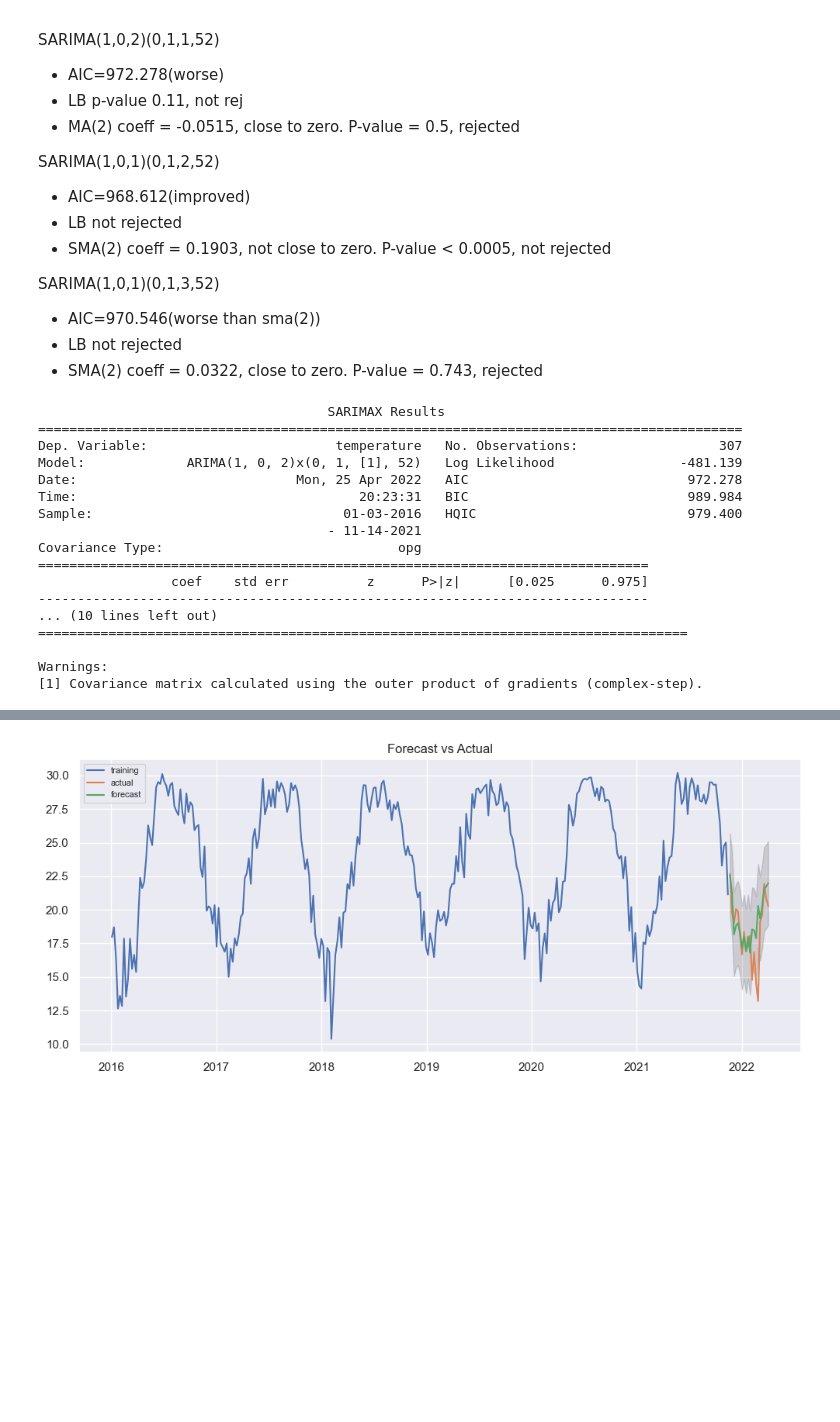
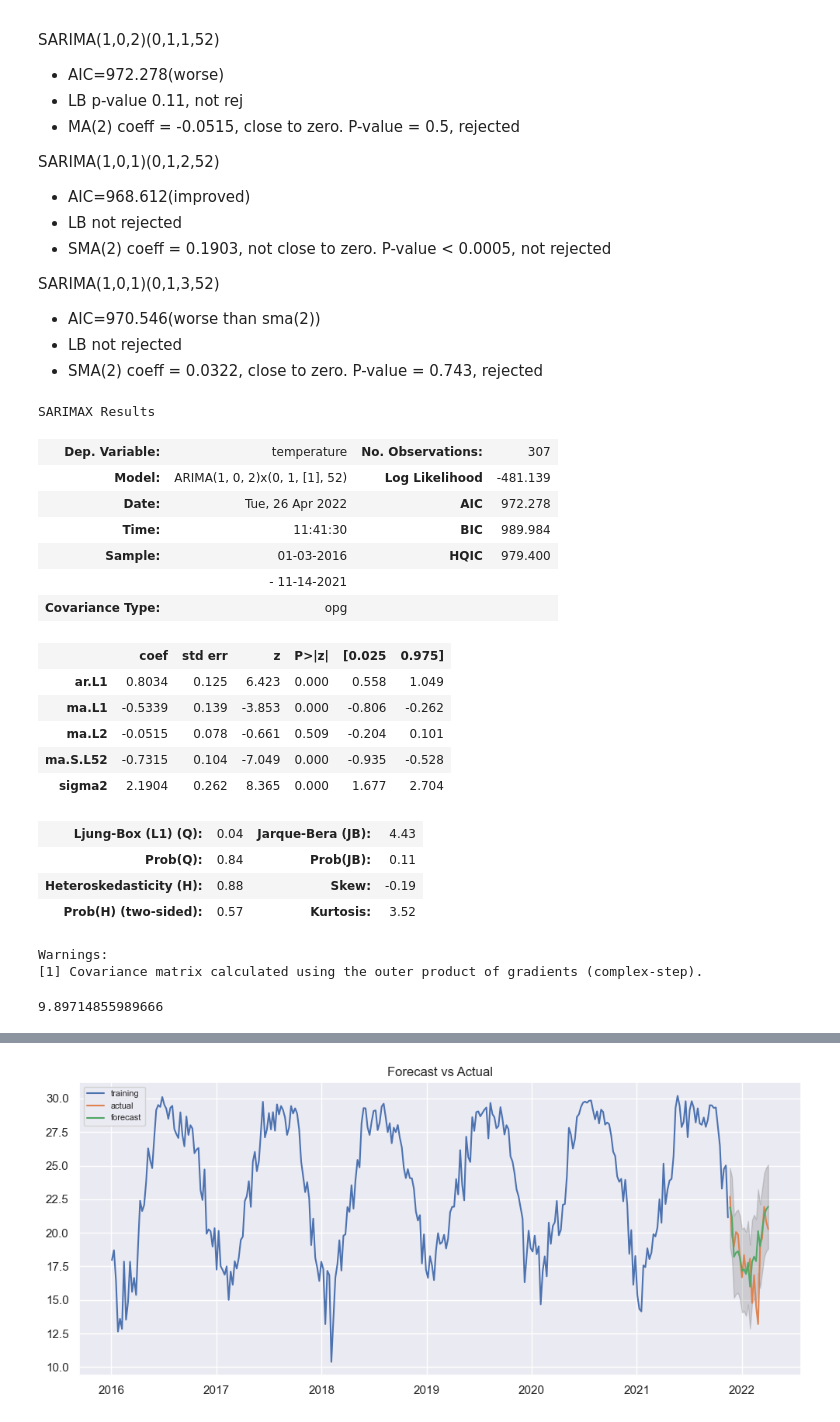
Before and after one commit to Nonug/stat4601-project, a Jupyter notebook: model_fitting.ipynb, the cells around one changed output, grey strips where cells are left out. Drawn from its saved outputs; the diff is of its cells as text; code cells hidden in the pictures; blank space fills up the shorter version.

```diff
--- a/model_fitting.ipynb
+++ b/model_fitting.ipynb
@@ -248,26 +265,32 @@ SARIMA(1,0,1)(0,1,3,52)
 # %%
 model3_ma2 = ARIMA(train, order=(1,0,2), seasonal_order=(0,1,1,52))
 fitted3_ma2 = model3_ma2.fit()
-type(fitted3_ma2)
-print(fitted3_ma2.summary())
+fitted3_ma2.summary()
 # %% [output]
-                                     SARIMAX Results
-==========================================================================================
-Dep. Variable:                        temperature   No. Observations:                  307
-Model:             ARIMA(1, 0, 2)x(0, 1, [1], 52)   Log Likelihood                -481.139
-Date:                            Mon, 25 Apr 2022   AIC                            972.278
-Time:                                    20:23:31   BIC                            989.984
-Sample:                                01-03-2016   HQIC                           979.400
-                                     - 11-14-2021
-Covariance Type:                              opg
-==============================================================================
-                 coef    std err          z      P>|z|      [0.025      0.975]
-------------------------------------------------------------------------------
-... (10 lines left out)
-===================================================================================
-
-Warnings:
-[1] Covariance matrix calculated using the outer product of gradients (complex-step).
+SARIMAX Results
+| Dep. Variable: | temperature | No. Observations: | 307 |
+| Model: | ARIMA(1, 0, 2)x(0, 1, [1], 52) | Log Likelihood | -481.139 |
+| Date: | Tue, 26 Apr 2022 | AIC | 972.278 |
+| Time: | 11:41:30 | BIC | 989.984 |
+| Sample: | 01-03-2016 | HQIC | 979.400 |
+|  | - 11-14-2021 |  |  |
+| Covariance Type: | opg |  |  |
+|  | coef | std err | z | P>|z| | [0.025 | 0.975] |
+| ar.L1 | 0.8034 | 0.125 | 6.423 | 0.000 | 0.558 | 1.049 |
+| ma.L1 | -0.5339 | 0.139 | -3.853 | 0.000 | -0.806 | -0.262 |
+| ma.L2 | -0.0515 | 0.078 | -0.661 | 0.509 | -0.204 | 0.101 |
+| ma.S.L52 | -0.7315 | 0.104 | -7.049 | 0.000 | -0.935 | -0.528 |
+| sigma2 | 2.1904 | 0.262 | 8.365 | 0.000 | 1.677 | 2.704 |
+| Ljung-Box (L1) (Q): | 0.04 | Jarque-Bera (JB): | 4.43 |
+| Prob(Q): | 0.84 | Prob(JB): | 0.11 |
+| Heteroskedasticity (H): | 0.88 | Skew: | -0.19 |
+| Prob(H) (two-sided): | 0.57 | Kurtosis: | 3.52 |
+Warnings:
+[1] Covariance matrix calculated using the outer product of gradients (complex-step).
+# %%
+fitted3_ma2.mse ** 0.5
+# %% [output]
+9.89714855989666
 # %%
 model3_sma3 = ARIMA(train, order=(1,0,1), seasonal_order=(0,1,3,52))
 fitted3_sma3 = model3_sma3.fit()
```
Also changed, not shown: parts of 12 cells of this notebook, 10 other files.
